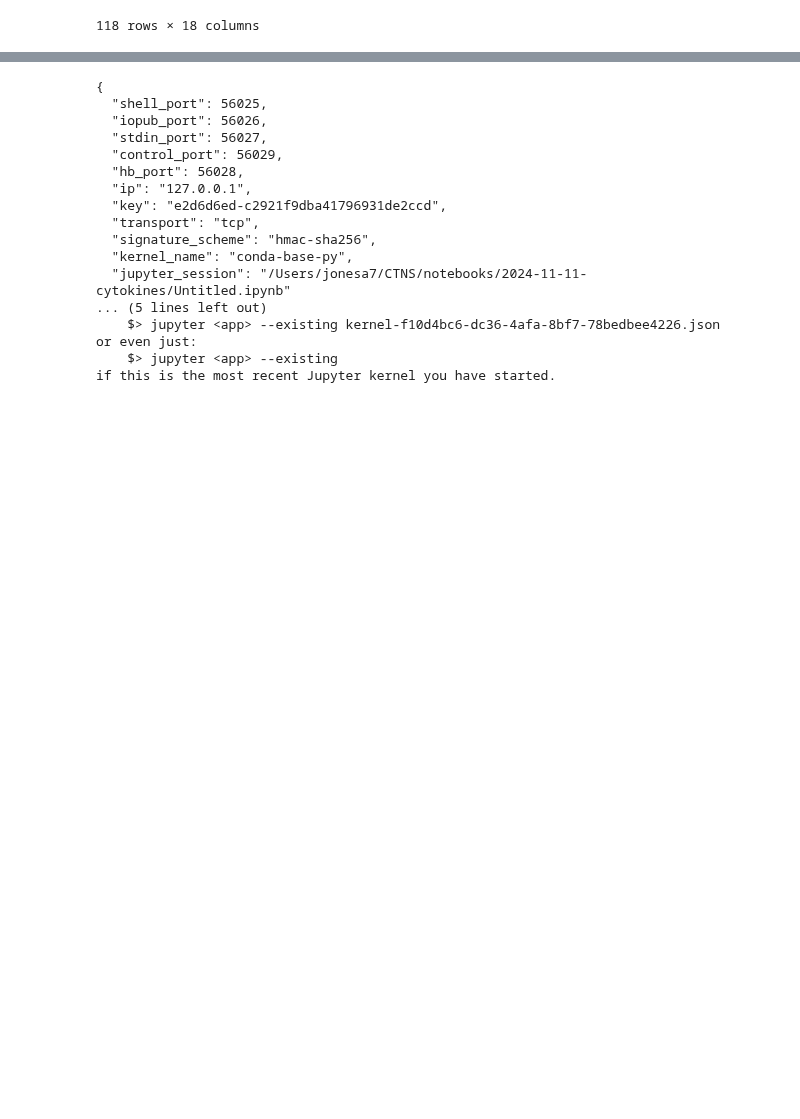
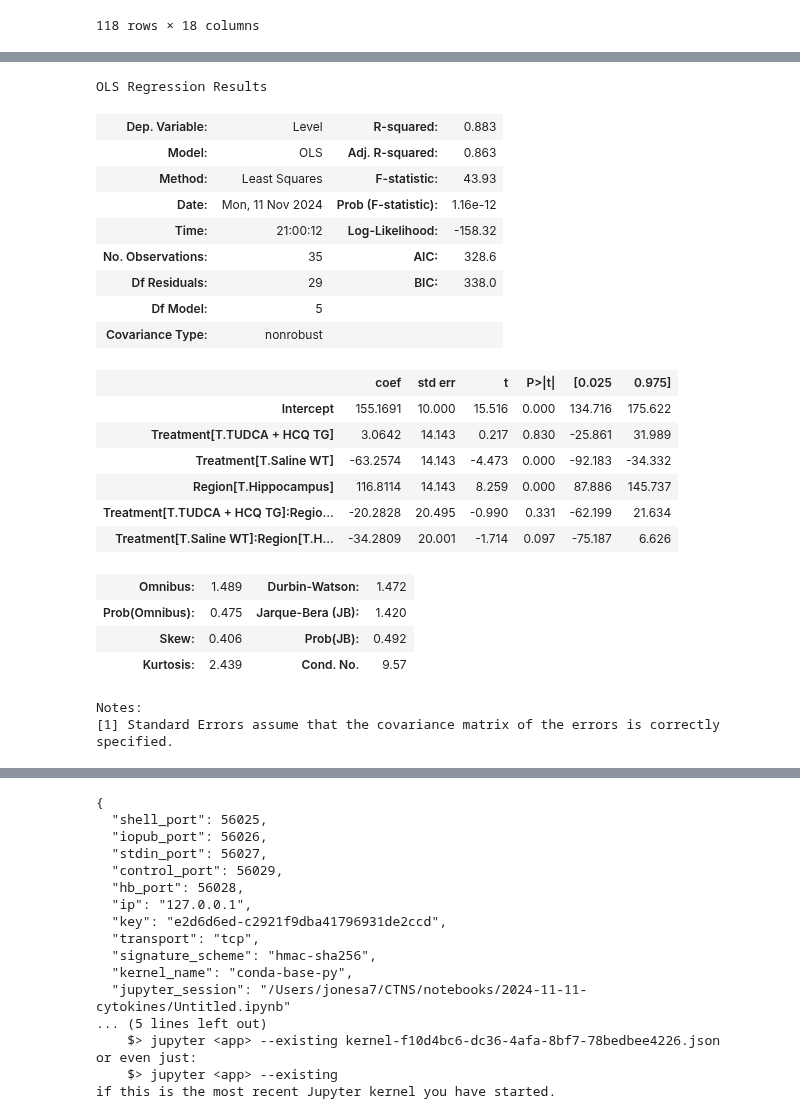
Before and after one commit to attilagk/CTNS-notebook, a Jupyter notebook: 2024-11-11-cytokines/2024-11-11-cytokines.ipynb, the cells around one changed output, grey strips where cells are left out. Saved outputs shown, nothing was run; the diff lists cells and outputs as text; code cells hidden in the pictures; blank space fills up the shorter version.

```diff
--- a/2024-11-11-cytokines/2024-11-11-cytokines.ipynb
+++ b/2024-11-11-cytokines/2024-11-11-cytokines.ipynb
@@ -90,0 +187,27 @@ data_CO28152
+# %%
+res = fit_one('Level ~ (Treatment + Region) ** 2', 'KC/GRO', ['Saline TG', 'TUDCA + HCQ TG', 'Saline WT'], data_CO28154)
+res.summary()
+# %% [output]
+OLS Regression Results
+| Dep. Variable: | Level | R-squared: | 0.883 |
+| Model: | OLS | Adj. R-squared: | 0.863 |
+| Method: | Least Squares | F-statistic: | 43.93 |
+| Date: | Mon, 11 Nov 2024 | Prob (F-statistic): | 1.16e-12 |
+| Time: | 21:00:12 | Log-Likelihood: | -158.32 |
+| No. Observations: | 35 | AIC: | 328.6 |
+| Df Residuals: | 29 | BIC: | 338.0 |
+| Df Model: | 5 |  |  |
+| Covariance Type: | nonrobust |  |  |
+|  | coef | std err | t | P>|t| | [0.025 | 0.975] |
+| Intercept | 155.1691 | 10.000 | 15.516 | 0.000 | 134.716 | 175.622 |
+| Treatment[T.TUDCA + HCQ TG] | 3.0642 | 14.143 | 0.217 | 0.830 | -25.861 | 31.989 |
+| Treatment[T.Saline WT] | -63.2574 | 14.143 | -4.473 | 0.000 | -92.183 | -34.332 |
+| Region[T.Hippocampus] | 116.8114 | 14.143 | 8.259 | 0.000 | 87.886 | 145.737 |
+| Treatment[T.TUDCA + HCQ TG]:Regio... | -20.2828 | 20.495 | -0.990 | 0.331 | -62.199 | 21.634 |
+| Treatment[T.Saline WT]:Region[T.H... | -34.2809 | 20.001 | -1.714 | 0.097 | -75.187 | 6.626 |
+| Omnibus: | 1.489 | Durbin-Watson: | 1.472 |
+| Prob(Omnibus): | 0.475 | Jarque-Bera (JB): | 1.420 |
+| Skew: | 0.406 | Prob(JB): | 0.492 |
+| Kurtosis: | 2.439 | Cond. No. | 9.57 |
+Notes:
+[1] Standard Errors assume that the covariance matrix of the errors is correctly specified.
```
Also changed, not shown: parts of 9 cells of this notebook.
